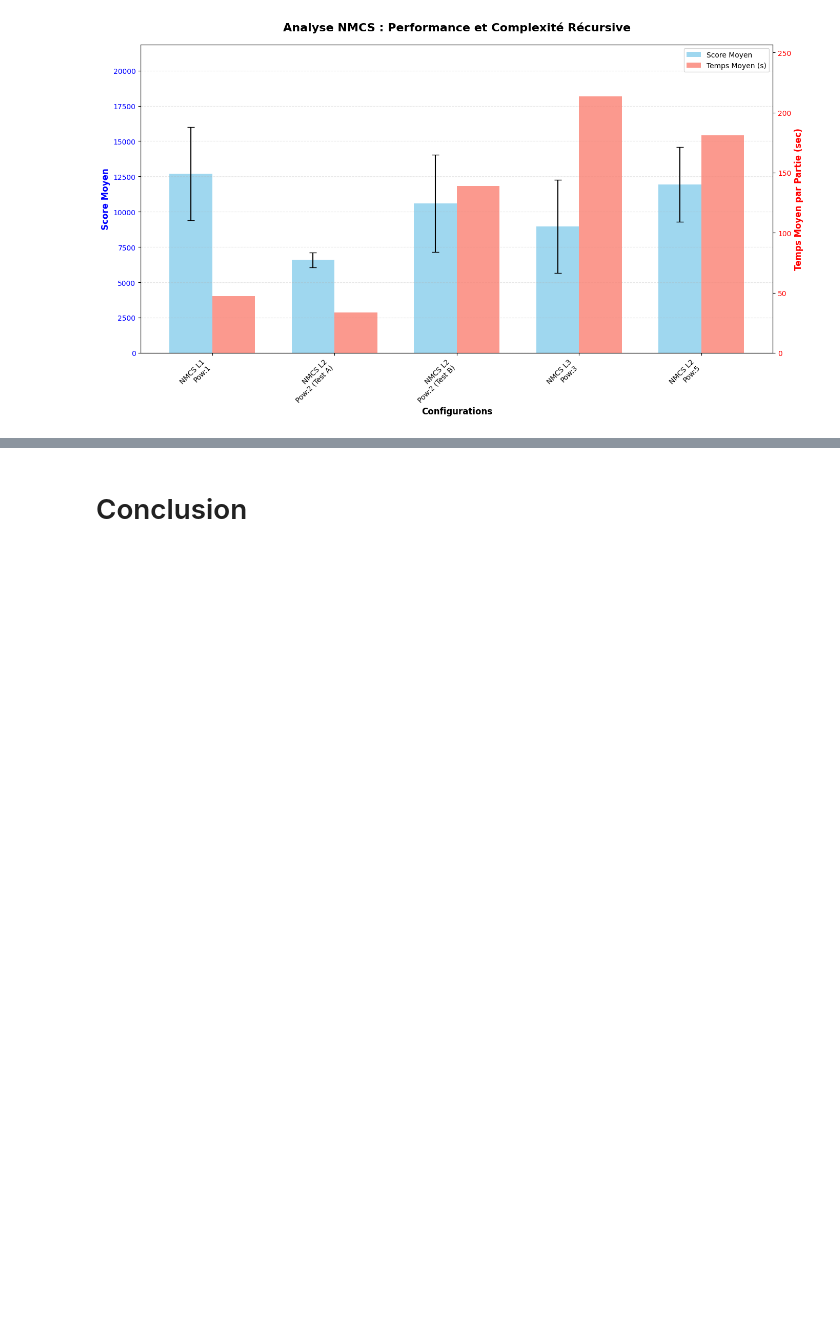
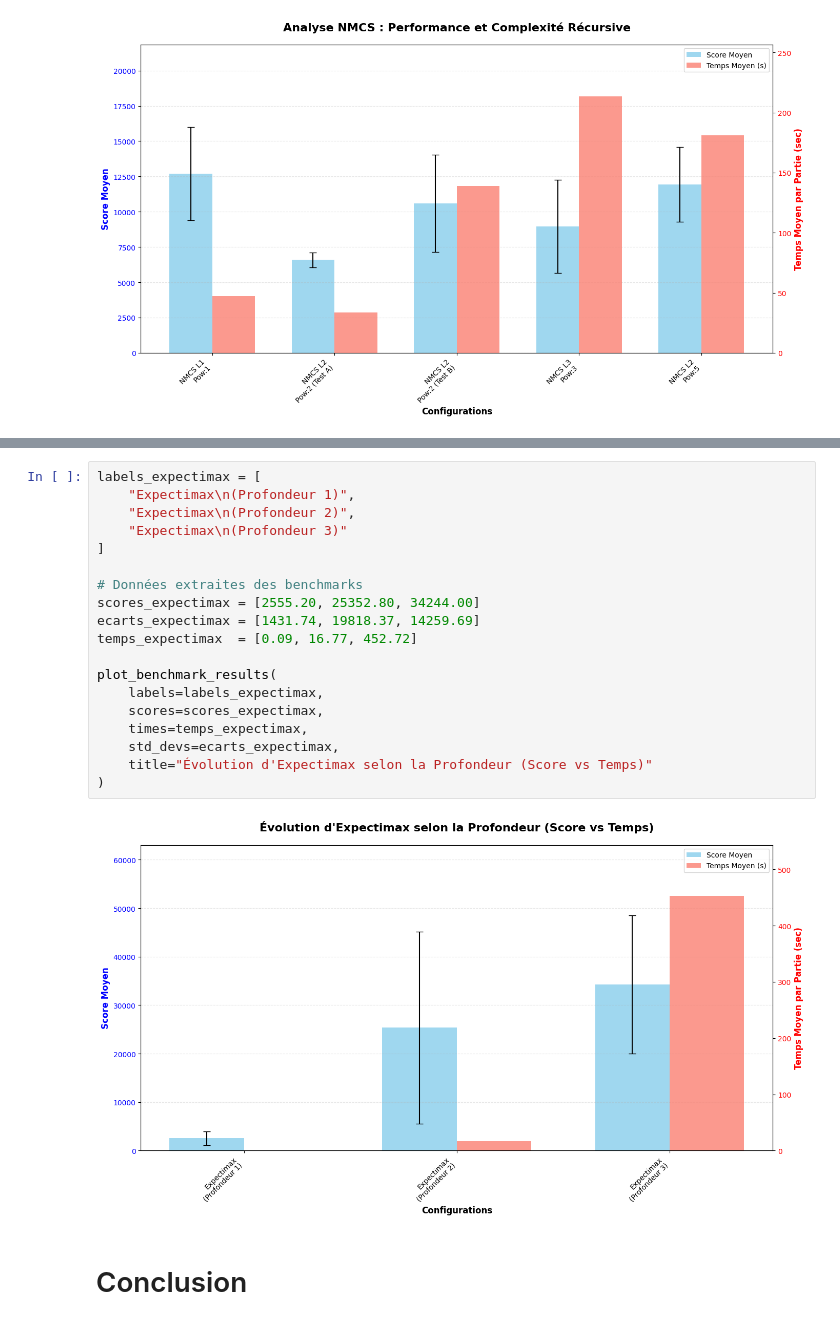
Before and after one commit to Drilly93/MCTS_Projet, a Jupyter notebook: analyse.ipynb, the cells around one changed output, grey strips where cells are left out. Cells and saved outputs as stored; diff of their text form; blank space fills up the shorter version.

Commit message:
add result

```diff
--- a/analyse.ipynb
+++ b/analyse.ipynb
@@ -171,3 +176,24 @@ plot_benchmark_results(
+# %%
+labels_expectimax = [
+    "Expectimax\n(Profondeur 1)",
+    "Expectimax\n(Profondeur 2)",
+    "Expectimax\n(Profondeur 3)"
+]
+
+# Données extraites des benchmarks
+scores_expectimax = [2555.20, 25352.80, 34244.00]
+ecarts_expectimax = [1431.74, 19818.37, 14259.69]
+temps_expectimax  = [0.09, 16.77, 452.72]
+
+plot_benchmark_results(
+    labels=labels_expectimax,
+    scores=scores_expectimax,
+    times=temps_expectimax,
+    std_devs=ecarts_expectimax,
+    title="Évolution d'Expectimax selon la Profondeur (Score vs Temps)"
+)
+# %% [output]
+[figure, added]
 # %% [markdown]
 # Conclusion
 # %%
```
Also changed, not shown: parts of 3 cells of this notebook, 5 other files.
